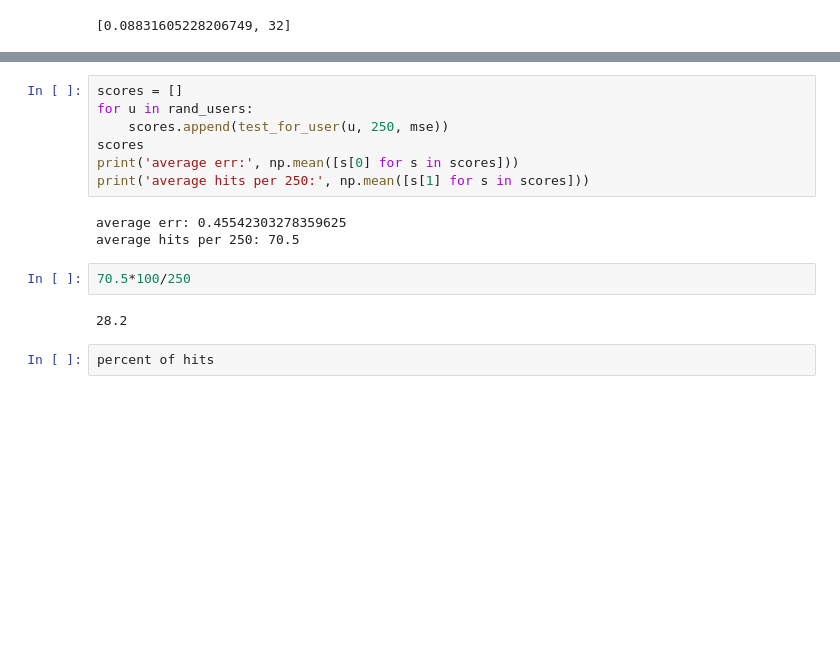
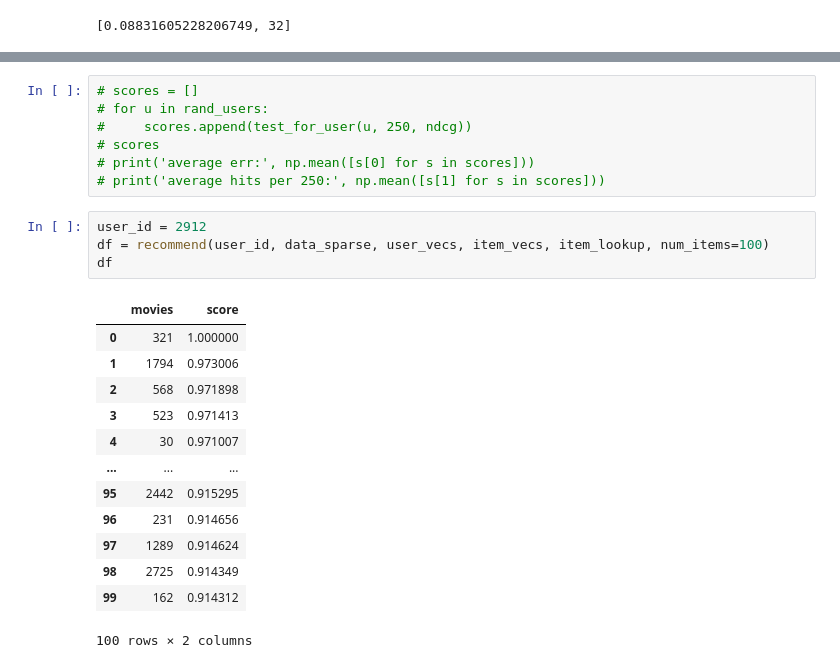
Before and after one commit to nokiroki/NLA-Final-Project, a Jupyter notebook: Final project/ALS.ipynb, the cells around one changed output, grey strips where cells are left out. Cells and saved outputs as stored; diff of their text form; blank space fills up the shorter version.

```diff
--- a/Final project/ALS.ipynb
+++ b/Final project/ALS.ipynb
@@ -302,16 +333,25 @@ print(rand_users)
 # %%
-scores = []
-for u in rand_users:
-    scores.append(test_for_user(u, 250, mse))
-scores
-print('average err:', np.mean([s[0] for s in scores]))
-print('average hits per 250:', np.mean([s[1] for s in scores]))
+# scores = []
+# for u in rand_users:
+#     scores.append(test_for_user(u, 250, ndcg))
+# scores
+# print('average err:', np.mean([s[0] for s in scores]))
+# print('average hits per 250:', np.mean([s[1] for s in scores]))
-# %% [output]
-average err: 0.45542303278359625
-average hits per 250: 70.5
-# %%
-70.5*100/250
-# %% [output]
-28.2
-# %%
-percent of hits
+# %%
+user_id = 2912
+df = recommend(user_id, data_sparse, user_vecs, item_vecs, item_lookup, num_items=100)
+df
+# %% [output]
+|  | movies | score |
+| 0 | 321 | 1.000000 |
+| 1 | 1794 | 0.973006 |
+| 2 | 568 | 0.971898 |
+| 3 | 523 | 0.971413 |
+| 4 | 30 | 0.971007 |
+| ... | ... | ... |
+| 95 | 2442 | 0.915295 |
+| 96 | 231 | 0.914656 |
+| 97 | 1289 | 0.914624 |
+| 98 | 2725 | 0.914349 |
+| 99 | 162 | 0.914312 |
+100 rows × 2 columns
```
Also changed, not shown: parts of 18 cells of this notebook.
